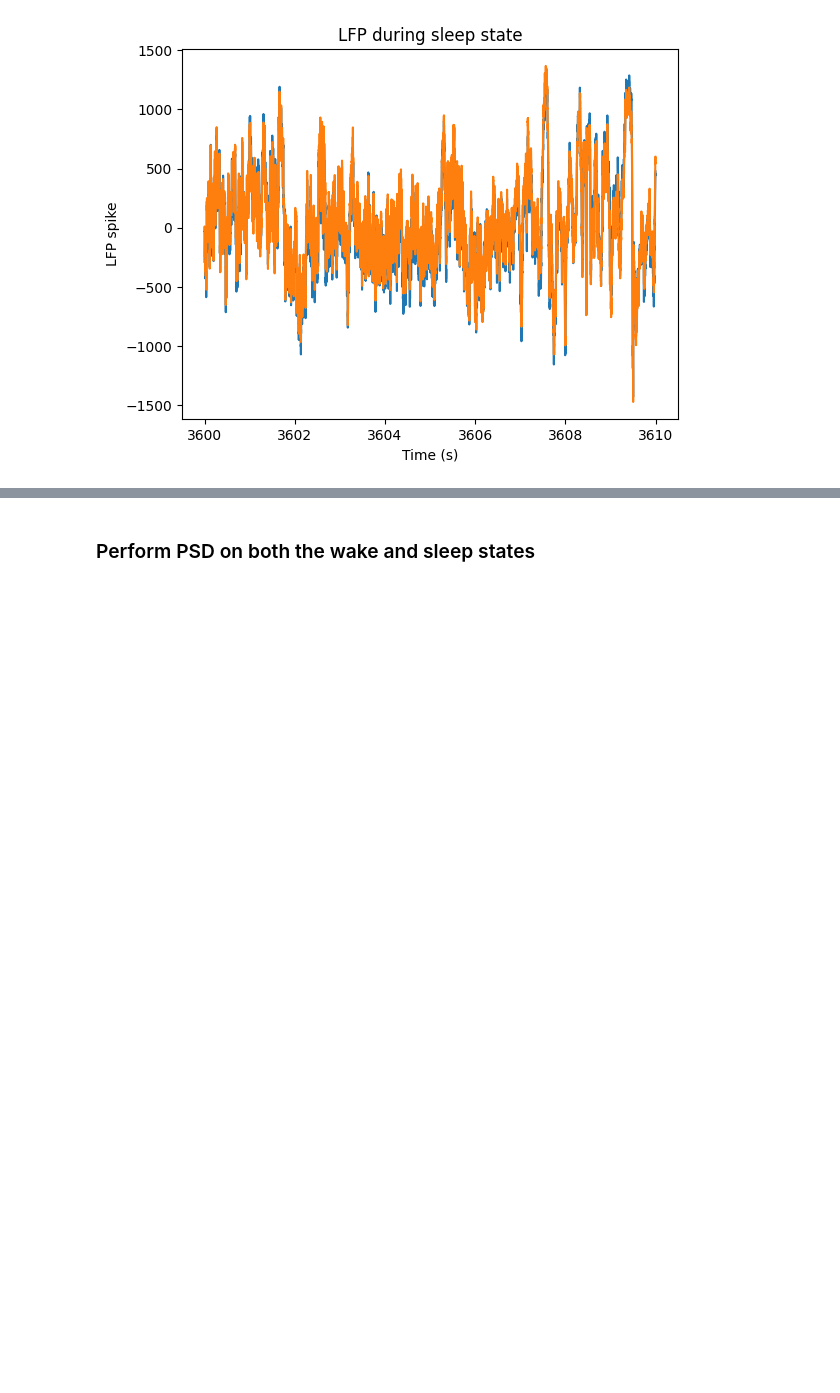
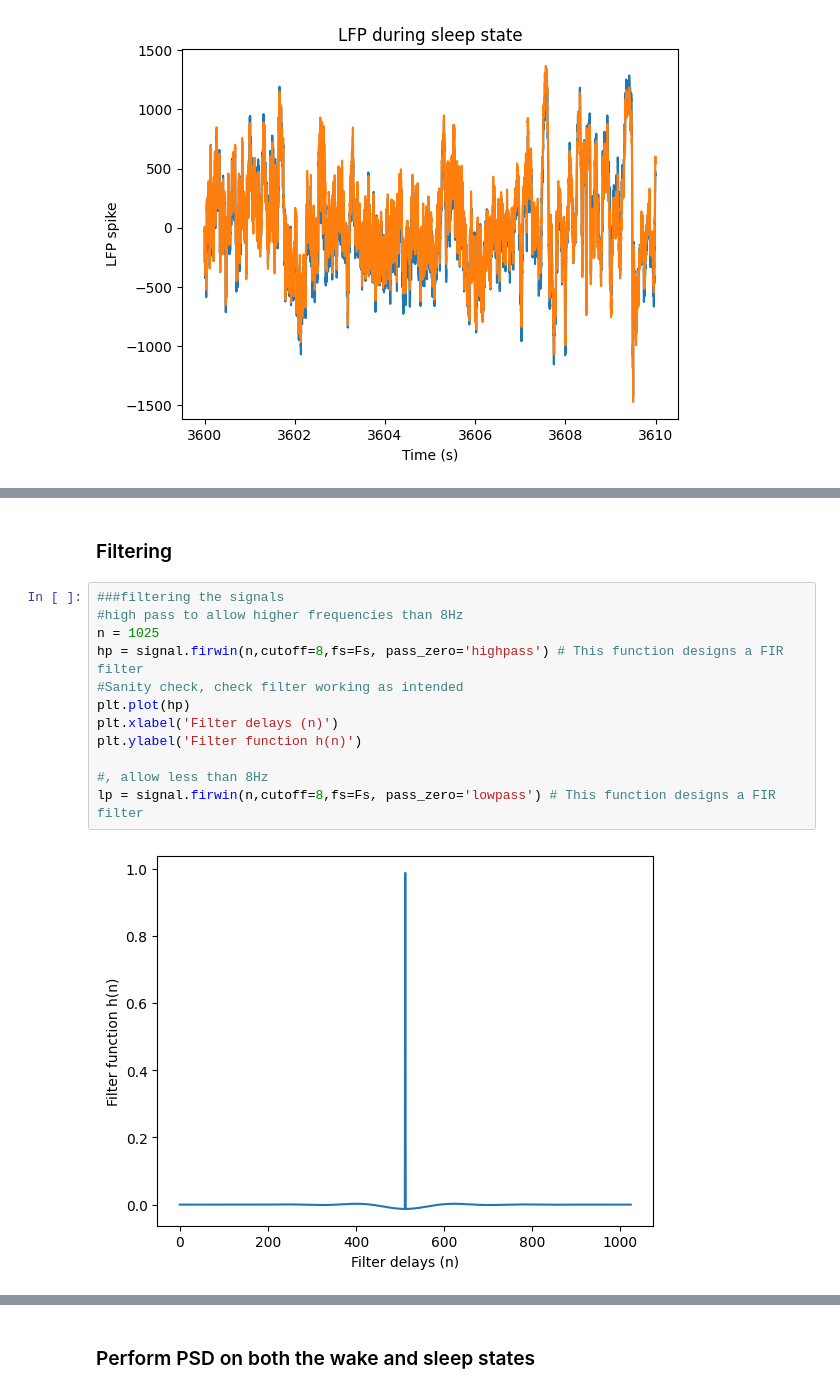
Before and after one commit to Indraniiii/118C_rat, a Jupyter notebook: COGS118_LFP_rats.ipynb, the cells around one changed output, grey strips where cells are left out. Drawn from its saved outputs; the diff is of its cells as text; blank space fills up the shorter version.

```diff
--- a/COGS118_LFP_rats.ipynb
+++ b/COGS118_LFP_rats.ipynb
@@ -66,0 +92,16 @@ Text(0.5, 1.0, 'LFP during sleep state')
+# %% [markdown]
+### Filtering
+# %%
+###filtering the signals
+#high pass to allow higher frequencies than 8Hz
+n = 1025
+hp = signal.firwin(n,cutoff=8,fs=Fs, pass_zero='highpass') # This function designs a FIR filter
+#Sanity check, check filter working as intended
+plt.plot(hp)
+plt.xlabel('Filter delays (n)')
+plt.ylabel('Filter function h(n)')
+
+#, allow less than 8Hz
+lp = signal.firwin(n,cutoff=8,fs=Fs, pass_zero='lowpass') # This function designs a FIR filter
+# %% [output]
+[figure, added]
```
Also changed, not shown: parts of 26 cells of this notebook.
